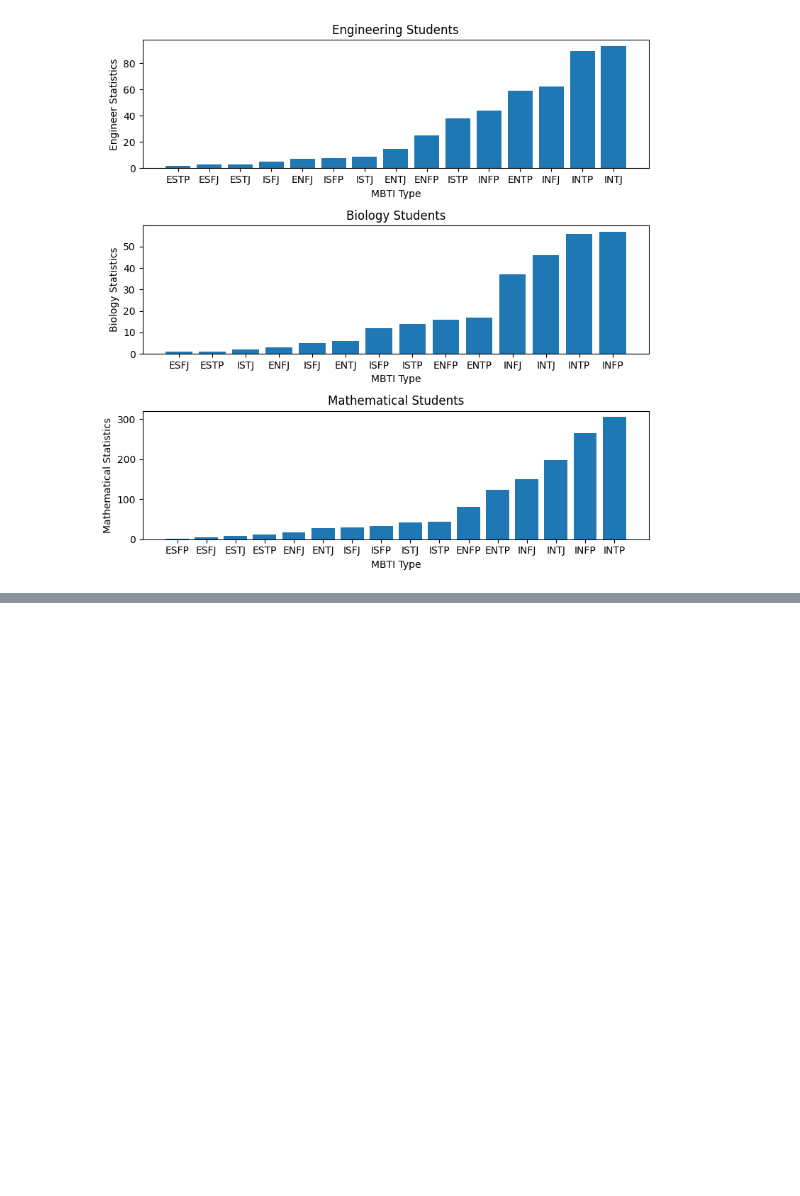
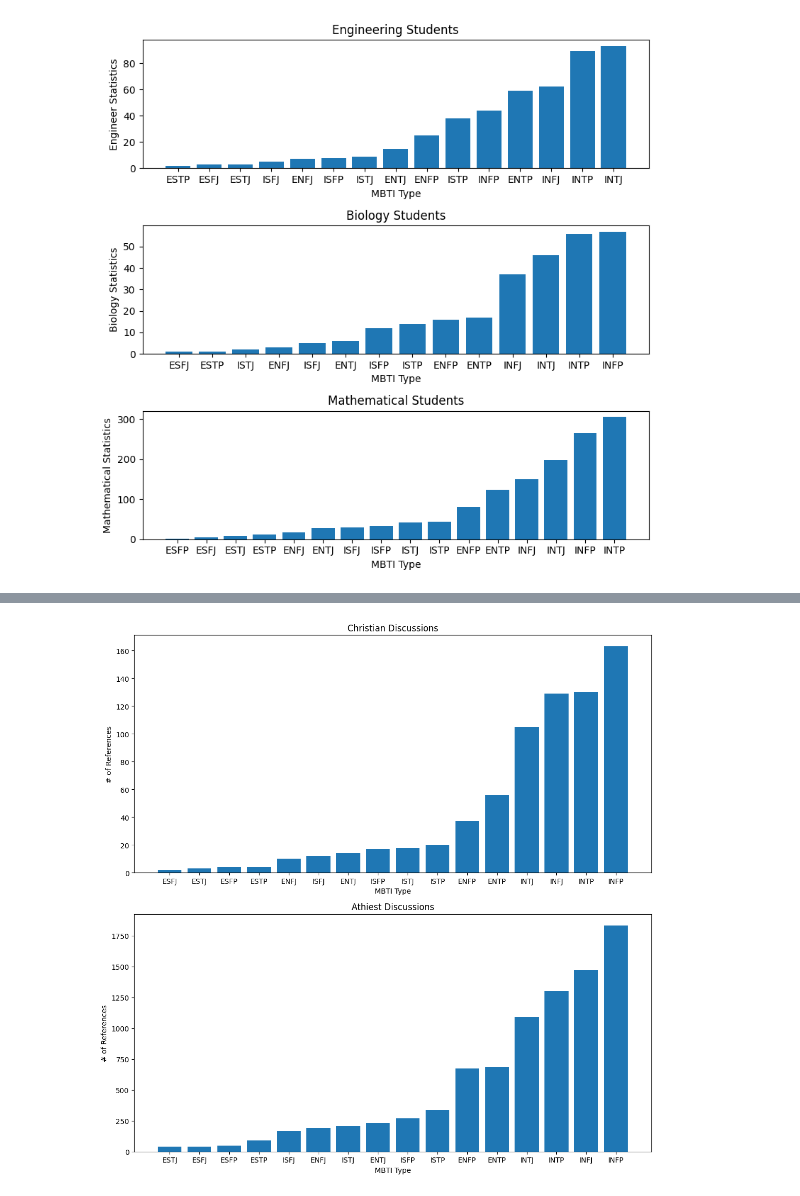
Before and after one commit to mmartin46/Data_Science_Research, a Jupyter notebook: MBTIScores.ipynb, the cells around one changed output, grey strips where cells are left out. Saved outputs shown, nothing was run; the diff lists cells and outputs as text; code cells hidden in the pictures; blank space fills up the shorter version.

```diff
--- a/MBTIScores.ipynb
+++ b/MBTIScores.ipynb
@@ -311,2 +247,0 @@ for i in range(len(text)):
-# %%
-df['text'] = tmp
@@ -335,0 +278,33 @@ X_train_cv.shape
+# %%
+def df_of_words(word):
+  # Generates a dataframe based on the count of the use
+  # of a synyonym of a specific word.
+  synonyms = []
+  for syn in wordnet.synsets(word):
+    for lm in syn.lemmas():
+        synonyms.append(lm.name().replace('_', ' '))
+  synon = '|'.join(synonyms)
+
+  d = df[df['posts'].str.contains(synon)].groupby('type').count()
+  return d.iloc[:, :1].reset_index().sort_values(by=['posts'])
+# %%
+topics = {
+    'Christian Discussions' : [df_of_words('christian'), 'Christian Discussions'],
+    'Athiest Discussions' : [df_of_words('athiest'), 'Athiest Discussions'],
+}
+
+fig, ax = plt.subplots(len(topics), figsize=(11, 11))
+
+i = 0
+for key, value in topics.items():
+  ax[i].bar(value[0]['type'], value[0]['posts'])
+  ax[i].set(
+      xlabel='MBTI Type',
+      ylabel='# of References',
+      title=value[1]
+  )
+  i += 1
+
+plt.tight_layout()
+# %% [output]
+[figure, added]
```
Also changed, not shown: parts of 12 cells of this notebook.
